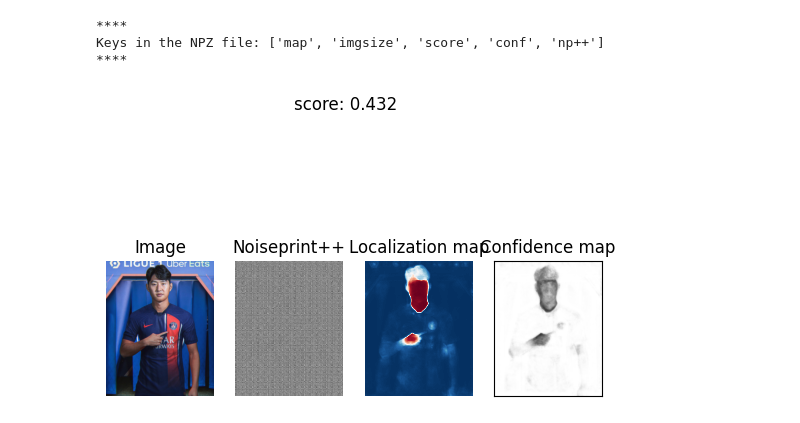
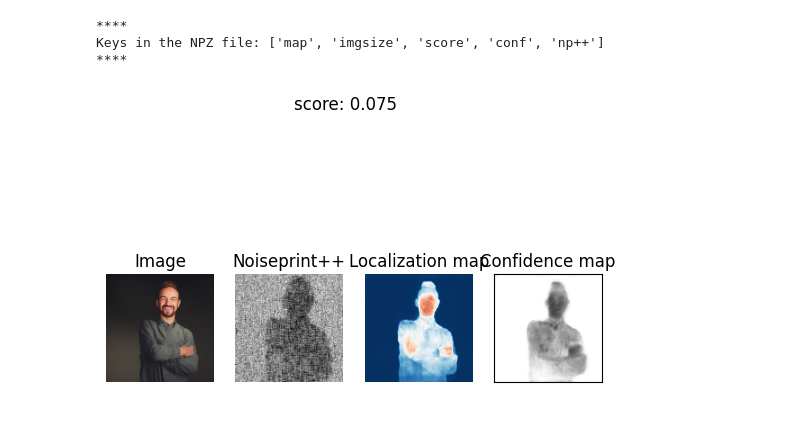
Before and after one commit to OC-AI-membership/antitifake, a Jupyter notebook: TestModel/TruFor/visualize.ipynb, the cells around one changed output. Saved outputs shown, nothing was run; the diff lists cells and outputs as text; code cells hidden in the pictures.

```diff
--- a/TestModel/TruFor/visualize.ipynb
+++ b/TestModel/TruFor/visualize.ipynb
@@ -11,8 +11,8 @@ import argparse
 # image_path = '/data/projects/hyunwoong/TruFor/images/tampered1.png'
 # output_path = '/data/projects/hyunwoong/TruFor/output/tampered1.png.npz'
 
-image_path = '/data/projects/hyunwoong/TruFor_copy/images/fake.jpg'
-output_path = '/data/projects/hyunwoong/TruFor_copy/output/fake.jpg.npz'
+image_path = '/data/projects/hyunwoong/antitifake/TestModel/TruFor/images/fake1.png'
+output_path = '/data/projects/hyunwoong/antitifake/TestModel/TruFor/output/fake1.png.npz'
 
 # image_path = '/data/projects/hyunwoong/TruFor/images/fake1.png'
 # output_path = '/data/projects/hyunwoong/TruFor/output/fake1.png.npz'
@@ -52,32 +52,32 @@ index = 0
 ax = axs[index]
 ax.imshow(Image.open(image_path)), ax.set_title('Image')
 
 if mask is not None:
     index += 1
     ax = axs[index]
     ax.imshow(mask, cmap='gray'), ax.set_title('Ground Truth')
     ax.set_yticks(list()), ax.set_xticks(list()), ax.axis('on')
 
 if noisepr is not None:
     index += 1
     ax = axs[index]
     # for a better visualization of the noiseprint++, we remove the border and do a down-sampling (useful if the image is too big)
     ax.imshow(noisepr[16:-16:5, 16:-16:5], cmap='gray'), ax.set_title('Noiseprint++')
 
 index += 1
 ax = axs[index]
 ax.imshow(result['map'], cmap='RdBu_r', clim=[0,1]), ax.set_title('Localization map')
 
 index += 1
 ax = axs[index]
 ax.imshow(result['conf'], cmap='gray', clim=[0,1]), ax.set_title('Confidence map')
 ax.set_yticks(list()), ax.set_xticks(list()), ax.axis('on')
 
-output_image_path = "/data/projects/hyunwoong/TruFor_copy/output/output_image.png"  # 원하는 경로와 파일 이름을 지정하세요
+output_image_path = "/data/projects/hyunwoong/antitifake/TestModel/TruFor/output/output_image.png"  # 원하는 경로와 파일 이름을 지정하세요
 plt.savefig(output_image_path)
 plt.show()
 # %% [output]
 ****
 Keys in the NPZ file: ['map', 'imgsize', 'score', 'conf', 'np++']
 ****
-[figure, old version]
+[figure, new version]
```
Also changed, not shown: 7 other files.
